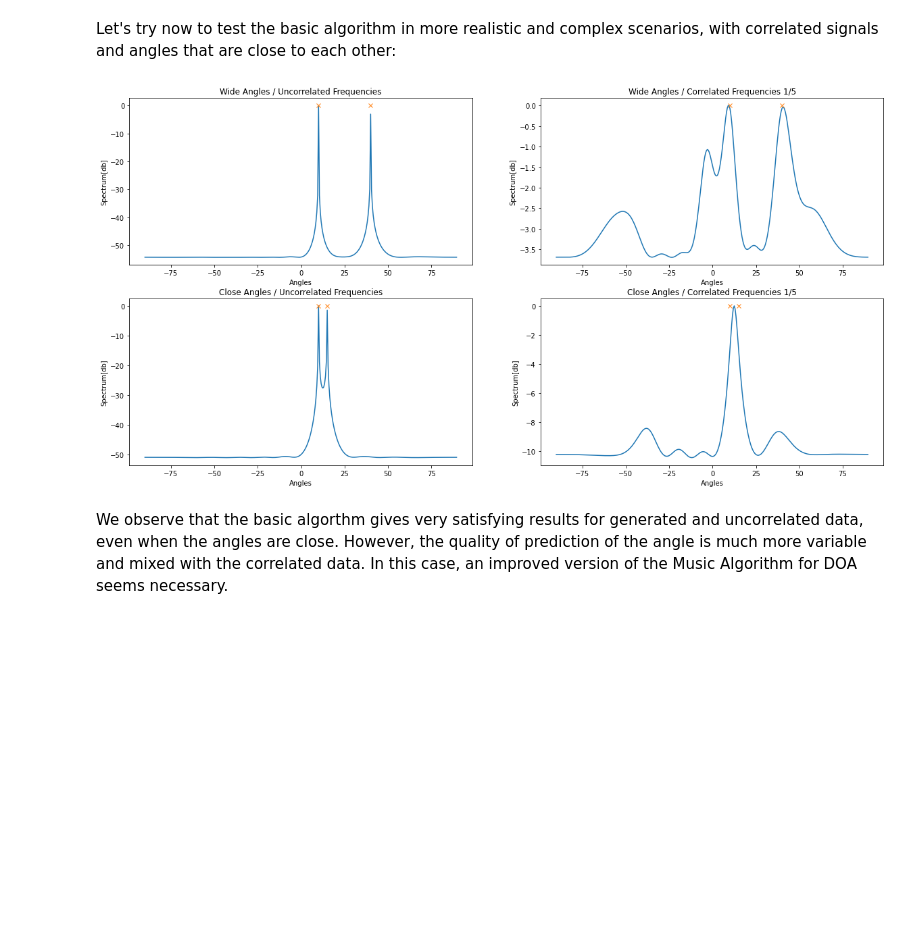
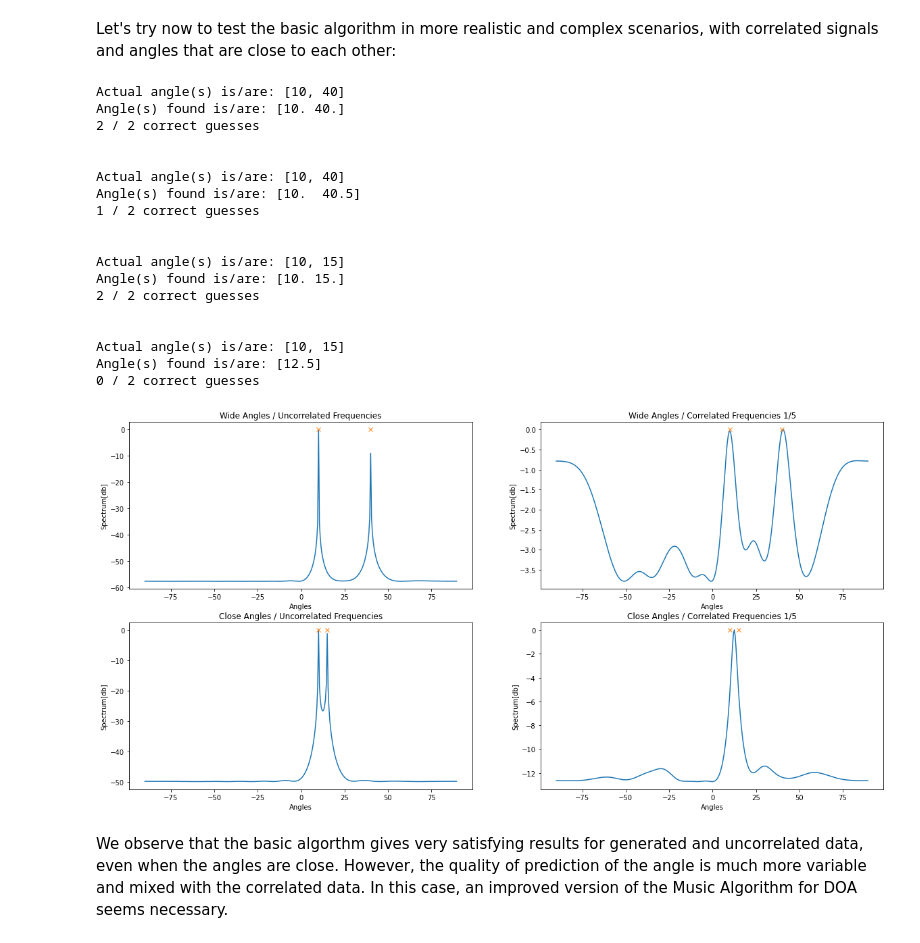
Before and after one commit to rayandaod/MUSIC_for_DOA, a Jupyter notebook: notebooks/generated_data.ipynb, the cells around one changed output. Cells and saved outputs as stored; diff of their text form; code cells hidden in the pictures; blank space fills up the shorter version.

```diff
--- a/notebooks/generated_data.ipynb
+++ b/notebooks/generated_data.ipynb
@@ -208,26 +208,46 @@ var = 0.10
 # %%
 plt.figure(figsize=((20,10)))
 index = 0
 plotIndex = str(len(true_angles)) + str(len(frequencies)) + '1'
 for i in true_angles.items():
     for j in frequencies.items():
         center_freq = max(j[1])
         wavelen = SPEED_OF_SOUND/center_freq
         d = wavelen / 2
         phase = (j[0][0:2]=="Co")
         X = generate_data(M, N, d, wavelen, i[1], j[1], var = var, phase = phase)
         Pmusic, angle_range = basic_musicDOA(X, M, d, wavelen, i[1])
+        find_angles(Pmusic, angle_range, i[1], prominence=1.5, width=1)
+        print("\n")
         plt.subplot(int(plotIndex) + index)
         plt.plot(angle_range, Pmusic)
         plt.title((str(i[0]) + " / " + str(j[0])))
         plt.plot(i[1],(0,0),"x")
         plt.xlabel("Angles")
         plt.ylabel("Spectrum[db]")
         index += 1
 plt.savefig('images/comparison_results_basic_gen.svg', format='svg')
 plt.show()
 # %% [output]
+Actual angle(s) is/are: [10, 40]
+Angle(s) found is/are: [10. 40.]
+2 / 2 correct guesses
+
+
+Actual angle(s) is/are: [10, 40]
+Angle(s) found is/are: [10.  40.5]
+1 / 2 correct guesses
+
+
+Actual angle(s) is/are: [10, 15]
+Angle(s) found is/are: [10. 15.]
+2 / 2 correct guesses
+
+
+Actual angle(s) is/are: [10, 15]
+Angle(s) found is/are: [12.5]
+0 / 2 correct guesses
-[figure, old version]
+[figure, new version]
 # %% [markdown]
 We observe that the basic algorthm gives very satisfying results for generated and uncorrelated data, even when the angles are close.
 However, the quality of prediction of the angle is much more variable and mixed with the correlated data. In this case, an improved version of the Music Algorithm for DOA seems necessary.
```
Also changed, not shown: parts of 26 cells of this notebook, 8 other files.
